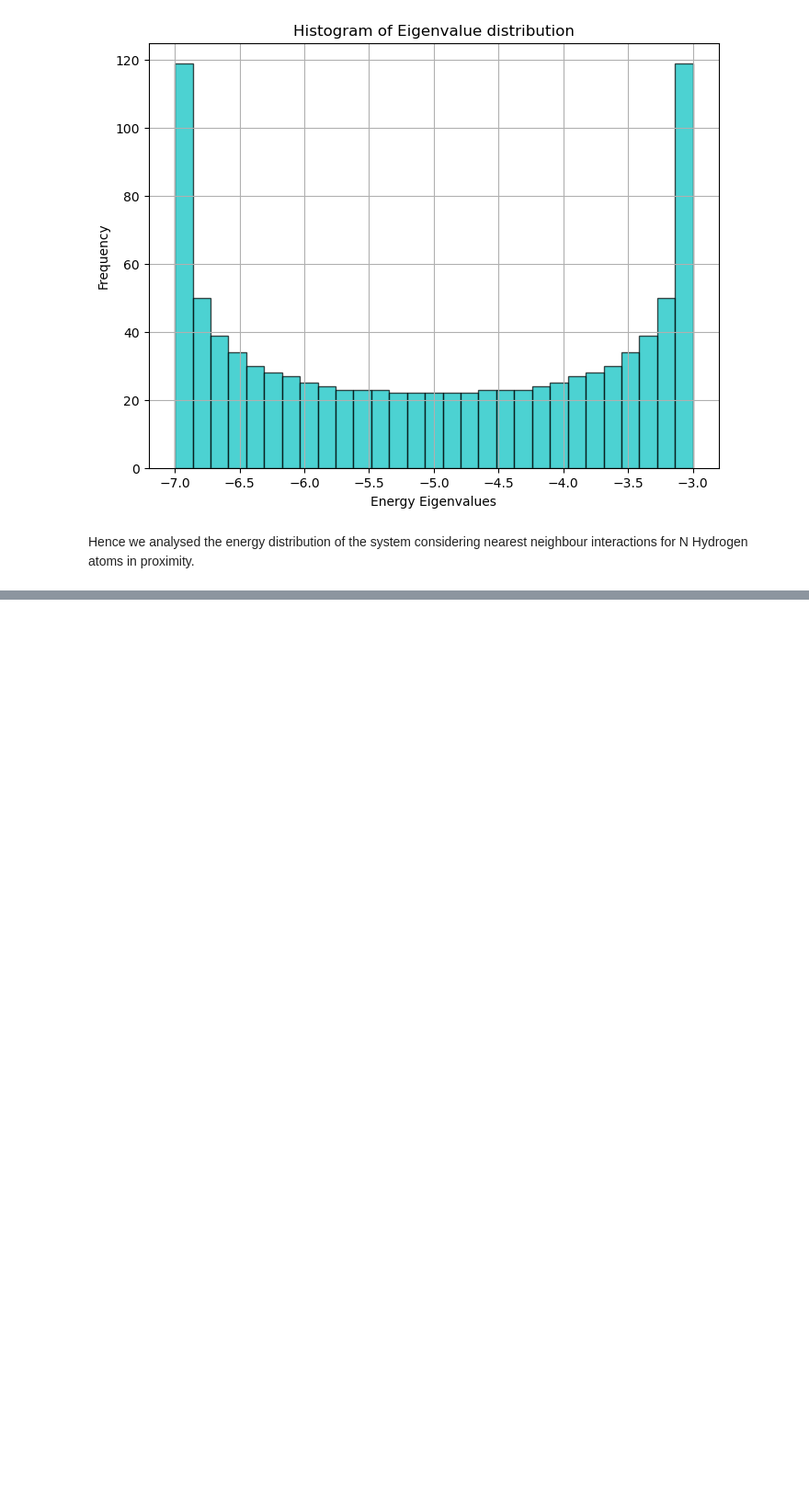
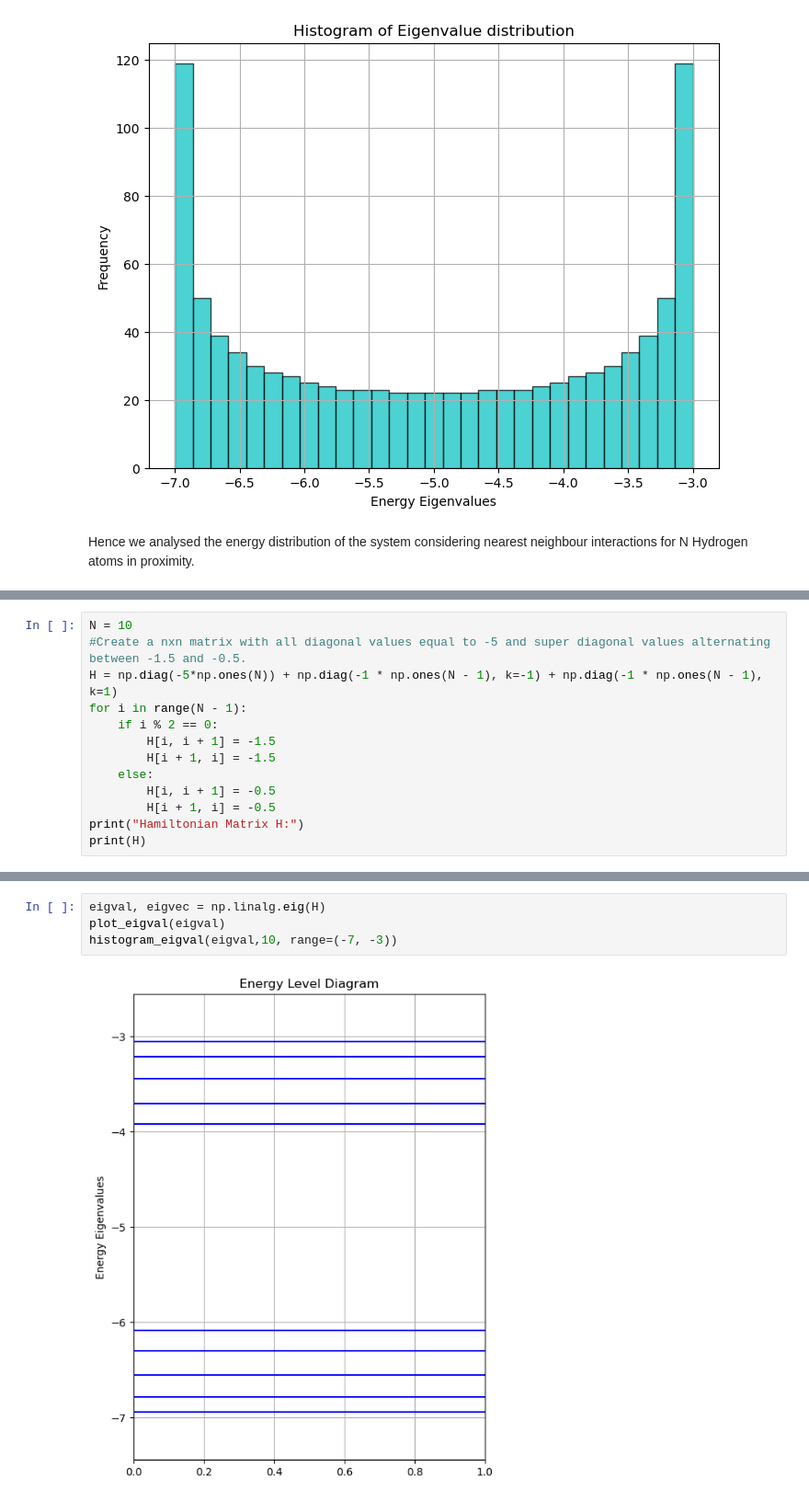
Before and after one commit to crimsonpane23/P306-Introduction-to-Condensed-Matter-Physics, a Jupyter notebook: Assignment - Eigenvalues distribution.ipynb, the cells around one changed output, grey strips where cells are left out. Shown at 92% size. Saved outputs shown, nothing was run; the diff lists cells and outputs as text; blank space fills up the shorter version.

```diff
--- a/Assignment - Eigenvalues distribution.ipynb
+++ b/Assignment - Eigenvalues distribution.ipynb
@@ -126,0 +225,13 @@ Hence we analysed the energy distribution of the system considering nearest neig
+# %%
+N = 10
+#Create a nxn matrix with all diagonal values equal to -5 and super diagonal values alternating between -1.5 and -0.5.
+H = np.diag(-5*np.ones(N)) + np.diag(-1 * np.ones(N - 1), k=-1) + np.diag(-1 * np.ones(N - 1), k=1)
+for i in range(N - 1):
+    if i % 2 == 0:
+        H[i, i + 1] = -1.5
+        H[i + 1, i] = -1.5
+    else:
+        H[i, i + 1] = -0.5
+        H[i + 1, i] = -0.5
+print("Hamiltonian Matrix H:")
+print(H)
@@ -126,0 +250,6 @@ Hence we analysed the energy distribution of the system considering nearest neig
+# %%
+eigval, eigvec = np.linalg.eig(H)
+plot_eigval(eigval)
+histogram_eigval(eigval,10, range=(-7, -3))
+# %% [output]
+[figure, added]
```
Also changed, not shown: parts of 19 cells of this notebook.
